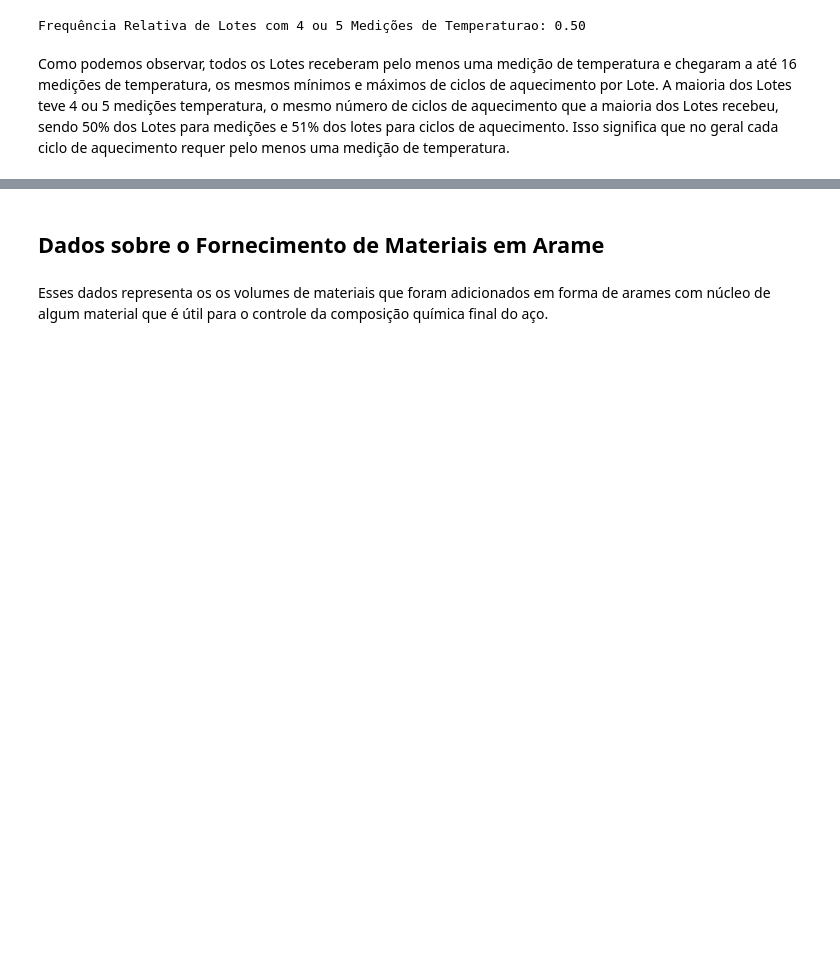
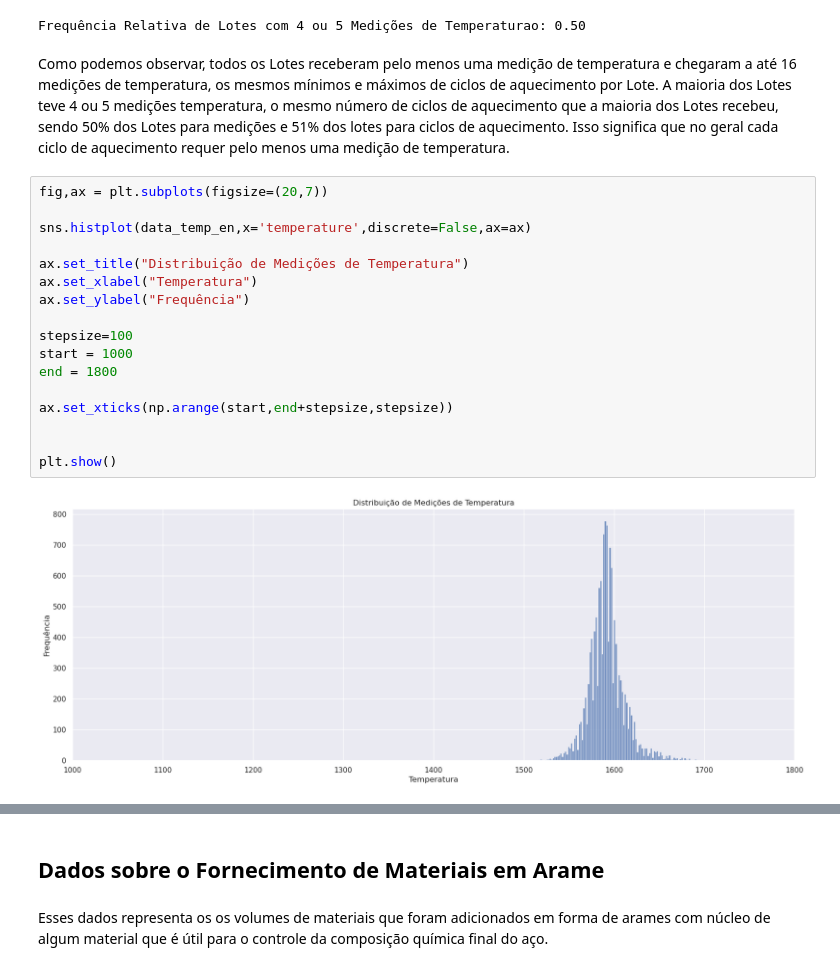
Before and after one commit to danendless/TT-Sprint17-FINAL-PROJECT, a Jupyter notebook: notebooks/steelproof_notebook_work_plan.ipynb, the cells around one changed output, grey strips where cells are left out. Saved outputs shown, nothing was run; the diff lists cells and outputs as text; blank space fills up the shorter version.

```diff
--- a/notebooks/steelproof_notebook_work_plan.ipynb
+++ b/notebooks/steelproof_notebook_work_plan.ipynb
@@ -667,3 +669,22 @@ print(f"Frequência Relativa de Lotes com 4 ou 5 Medições de Temperaturao: {sa
 Frequência Relativa de Lotes com 4 ou 5 Medições de Temperaturao: 0.50
 # %% [markdown]
 Como podemos observar, todos os Lotes receberam pelo menos uma medição de temperatura e chegaram a até 16 medições de temperatura, os mesmos mínimos e máximos de ciclos de aquecimento por Lote. A maioria dos Lotes teve 4 ou 5 medições temperatura, o mesmo número de ciclos de aquecimento que a maioria dos Lotes recebeu, sendo 50% dos Lotes para medições e 51% dos lotes para ciclos de aquecimento. Isso significa que no geral cada ciclo de aquecimento requer pelo menos uma medição de temperatura.
+# %%
+fig,ax = plt.subplots(figsize=(20,7))
+
+sns.histplot(data_temp_en,x='temperature',discrete=False,ax=ax)
+
+ax.set_title("Distribuição de Medições de Temperatura")
+ax.set_xlabel("Temperatura")
+ax.set_ylabel("Frequência")
+
+stepsize=100
+start = 1000
+end = 1800
+
+ax.set_xticks(np.arange(start,end+stepsize,stepsize))
+
+
+plt.show()
+# %% [output]
+[figure, added]
```
Also changed, not shown: parts of 16 cells of this notebook.
